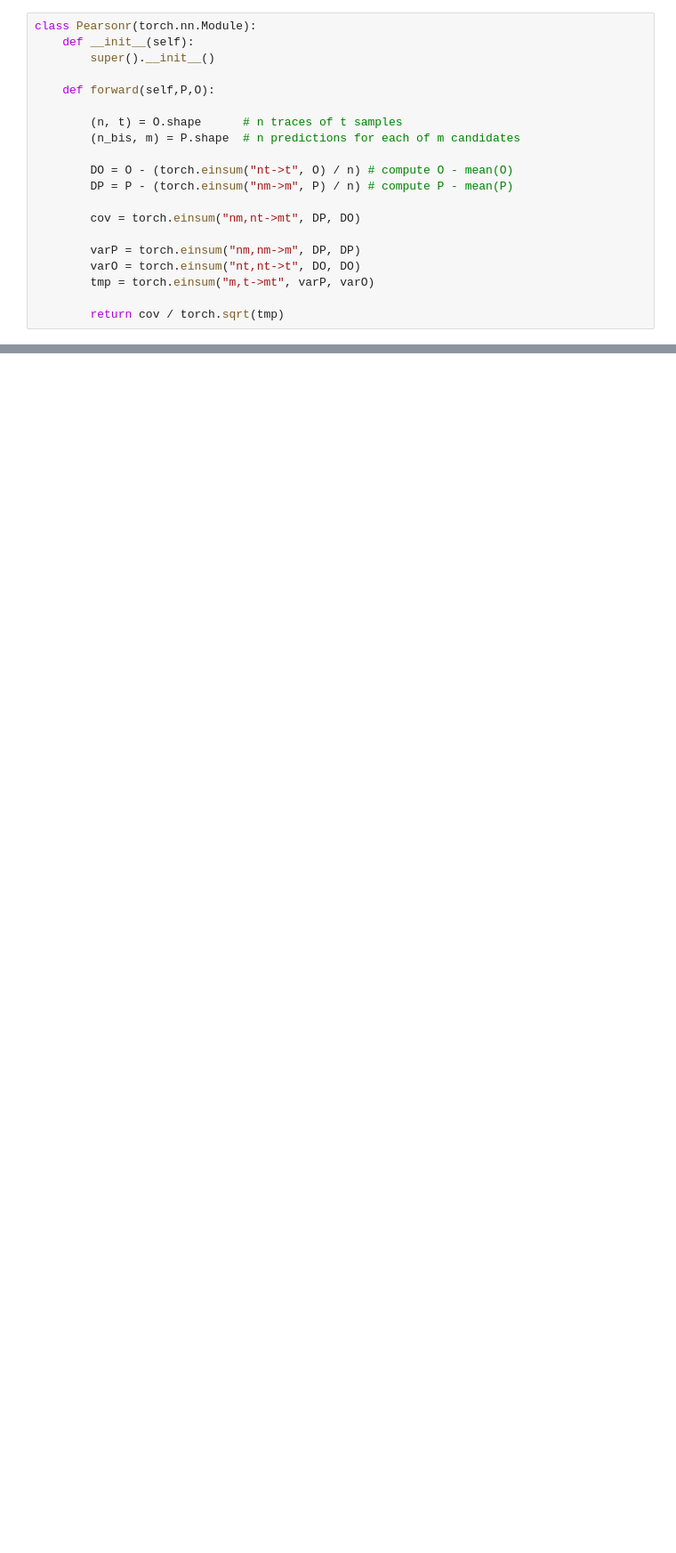
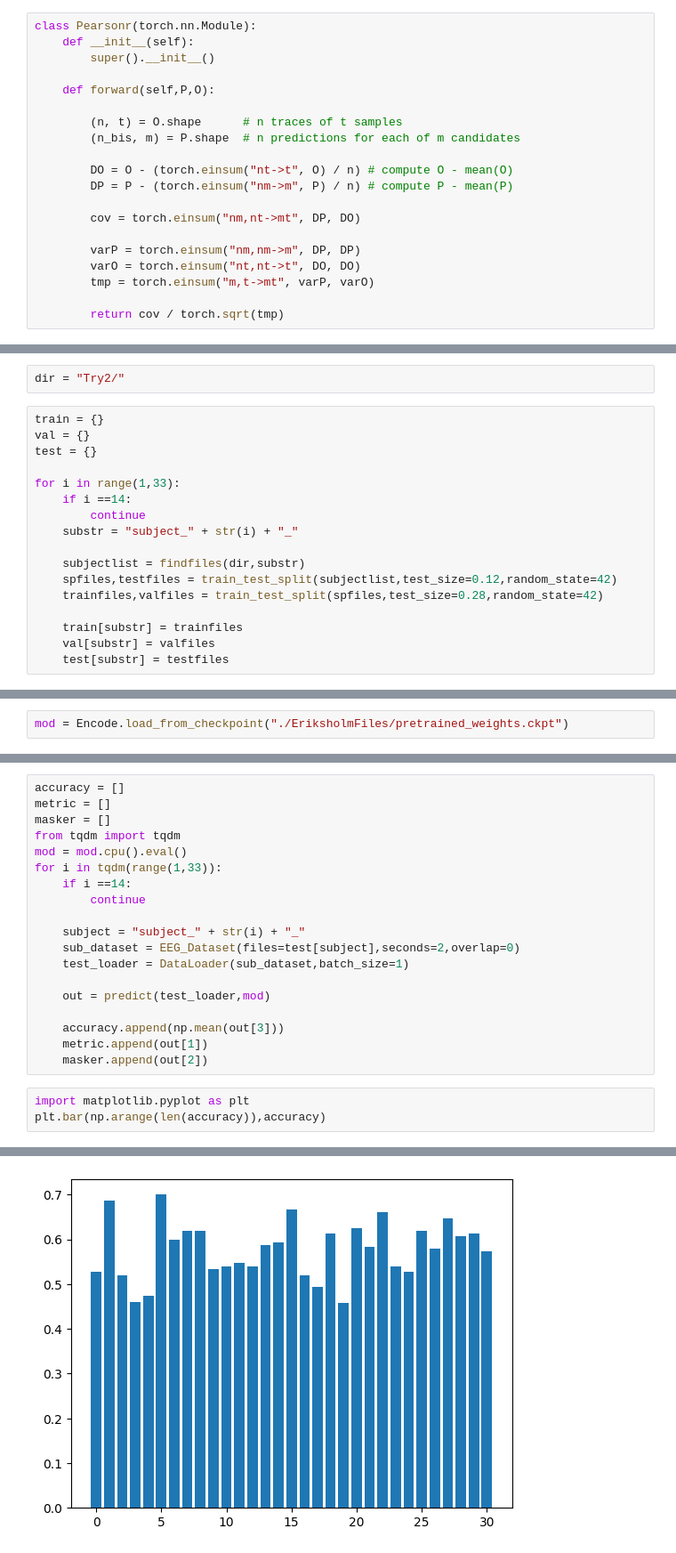
Before and after one commit to sofiboselli/MasterThesis, a Jupyter notebook: Python/Transformers/Erik.ipynb, the cells around one changed output, grey strips where cells are left out. Shown at 89% size. Saved outputs shown, nothing was run; the diff lists cells and outputs as text; blank space fills up the shorter version.

```diff
--- a/Python/Transformers/Erik.ipynb
+++ b/Python/Transformers/Erik.ipynb
@@ -339,0 +280,19 @@ NameError: name 'lr_finder' is not defined
+# %%
+dir = "Try2/"
+# %%
+train = {}
+val = {}
+test = {}
+
+for i in range(1,33):
+    if i ==14:
+        continue
+    substr = "subject_" + str(i) + "_"
+
+    subjectlist = findfiles(dir,substr)
+    spfiles,testfiles = train_test_split(subjectlist,test_size=0.12,random_state=42)
+    trainfiles,valfiles = train_test_split(spfiles,test_size=0.28,random_state=42)
+
+    train[substr] = trainfiles
+    val[substr] = valfiles
+    test[substr] = testfiles
@@ -339,0 +347,2 @@ NameError: name 'lr_finder' is not defined
+# %%
+mod = Encode.load_from_checkpoint("./EriksholmFiles/pretrained_weights.ckpt")
@@ -339,0 +379,23 @@ NameError: name 'lr_finder' is not defined
+# %%
+accuracy = []
+metric = []
+masker = []
+from tqdm import tqdm
+mod = mod.cpu().eval()
+for i in tqdm(range(1,33)):
+    if i ==14:
+        continue
+
+    subject = "subject_" + str(i) + "_"
+    sub_dataset = EEG_Dataset(files=test[subject],seconds=2,overlap=0)
+    test_loader = DataLoader(sub_dataset,batch_size=1)
+
+    out = predict(test_loader,mod)
+
+    accuracy.append(np.mean(out[3]))
+    metric.append(out[1])
+    masker.append(out[2])
+# %%
+import matplotlib.pyplot as plt
+plt.bar(np.arange(len(accuracy)),accuracy)
+# %% [output]
@@ -339,0 +403 @@ NameError: name 'lr_finder' is not defined
+[figure, added]
```
Also changed, not shown: parts of 51 cells of this notebook, 6 other files.
